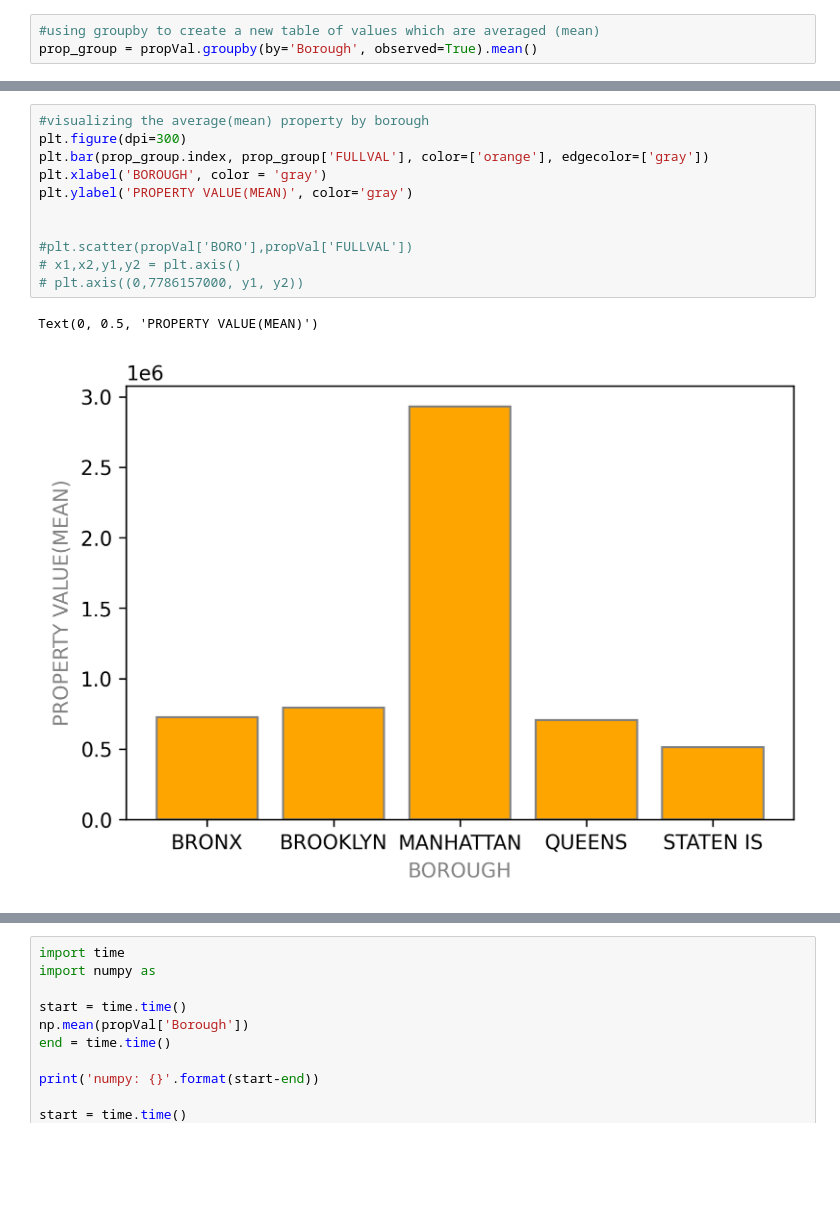
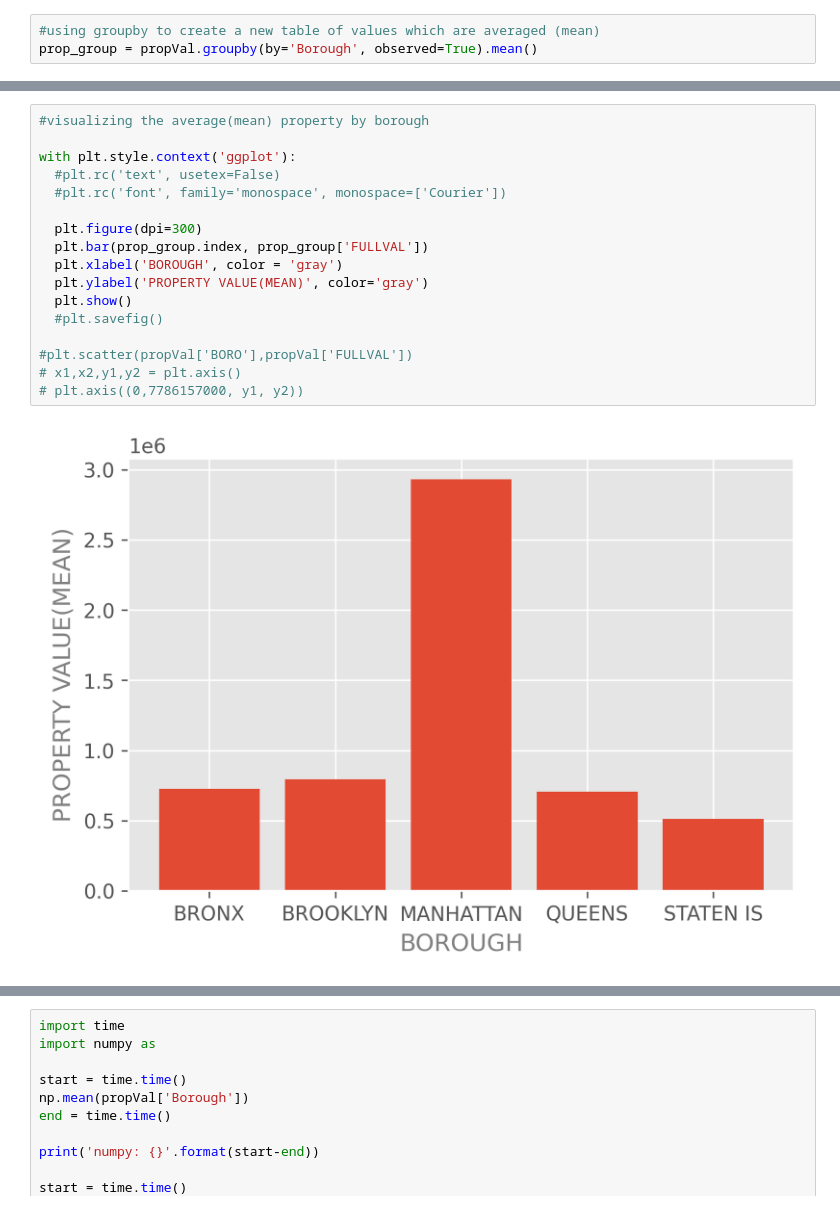
Before and after one commit to tanhata/Property-Borough-Assessment, a Jupyter notebook: Property_Borough_Assessment.ipynb, the cells around one changed output, grey strips where cells are left out. Saved outputs shown, nothing was run; the diff lists cells and outputs as text; blank space fills up the shorter version.

```diff
--- a/Property_Borough_Assessment.ipynb
+++ b/Property_Borough_Assessment.ipynb
@@ -275,14 +269,19 @@ prop_group
 # %%
 #visualizing the average(mean) property by borough
-plt.figure(dpi=300)
-plt.bar(prop_group.index, prop_group['FULLVAL'], color=['orange'], edgecolor=['gray'])
-plt.xlabel('BOROUGH', color = 'gray')
-plt.ylabel('PROPERTY VALUE(MEAN)', color='gray')
 
+with plt.style.context('ggplot'):
+  #plt.rc('text', usetex=False)
+  #plt.rc('font', family='monospace', monospace=['Courier'])
+
+  plt.figure(dpi=300)
+  plt.bar(prop_group.index, prop_group['FULLVAL'])
+  plt.xlabel('BOROUGH', color = 'gray')
+  plt.ylabel('PROPERTY VALUE(MEAN)', color='gray')
+  plt.show()
+  #plt.savefig()
 
 #plt.scatter(propVal['BORO'],propVal['FULLVAL'])
 # x1,x2,y1,y2 = plt.axis()
 # plt.axis((0,7786157000, y1, y2))
 # %% [output]
-Text(0, 0.5, 'PROPERTY VALUE(MEAN)')
-[figure, old version]
+[figure, new version]
```
Also changed, not shown: parts of 7 cells of this notebook.
